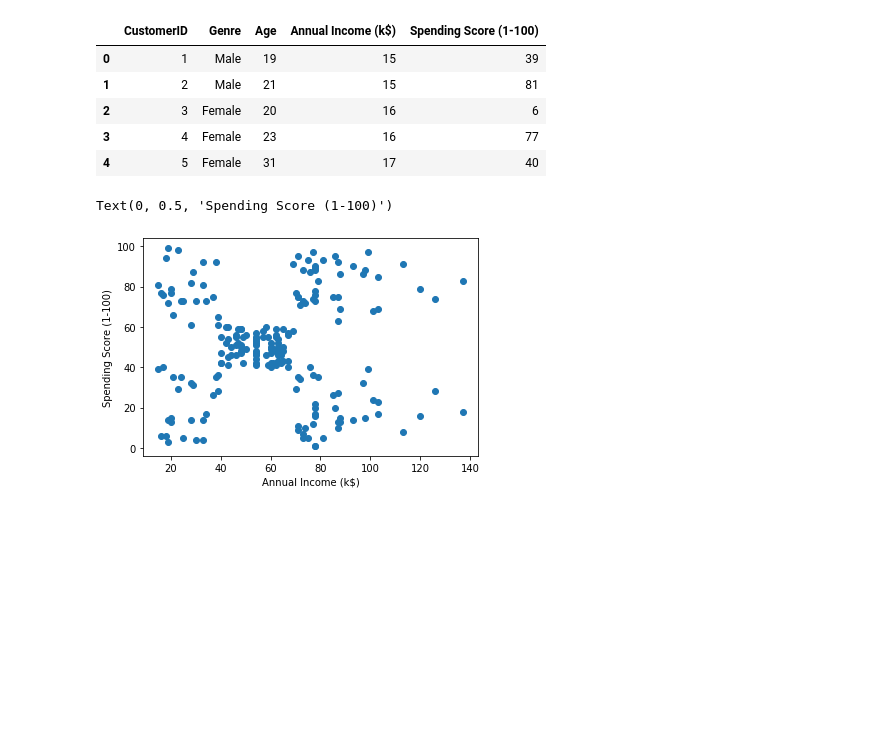
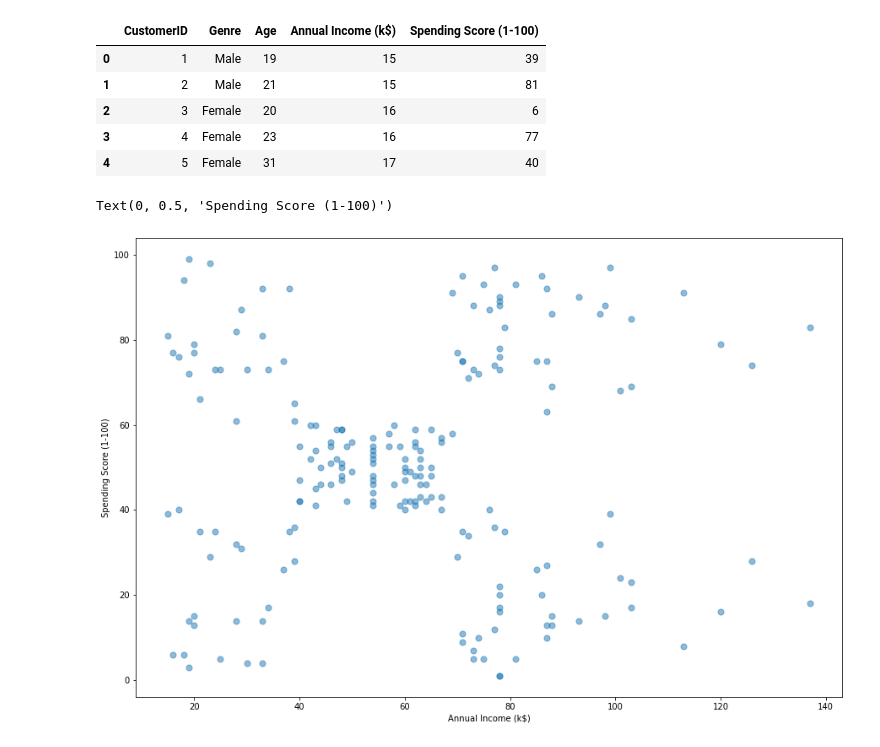
Before and after one commit to FabioMMaia/Machine_Learning, a Jupyter notebook: Unsupervised/Clustering/K-Means.ipynb, the cells around one changed output. Drawn from its saved outputs; the diff is of its cells as text; code cells hidden in the pictures; blank space fills up the shorter version.

```diff
--- a/Unsupervised/Clustering/K-Means.ipynb
+++ b/Unsupervised/Clustering/K-Means.ipynb
@@ -59,3 +196,5 @@ dataset=pd.read_csv(r"../../Data Science/Cursos Online/Udemy/Machine-Learning-A-
+# %%
+dataset=pd.read_csv(r'../../Data/Mall_Customers.csv')
 # %%
 dataset.head()
 # %% [output]
@@ -66,13 +205,14 @@ dataset.head()
 | 3 | 4 | Female | 23 | 16 | 77 |
 | 4 | 5 | Female | 31 | 17 | 40 |
 # %%
-X = dataset.iloc[:,3:5].values
-y=  dataset.iloc[:,-1].values
+X = dataset.iloc[:,3:5]
+# y=  dataset.iloc[:,-1]
 # %%
-plt.scatter(X[:,0], X[:,1])
+figure=plt.figure(figsize=(15,10))
+plt.scatter(X.iloc[:,0], X.iloc[:,1], s=50, alpha=0.5)
 plt.xlabel(dataset.columns[3])
 plt.ylabel(dataset.columns[4])
 # %% [output]
 Text(0, 0.5, 'Spending Score (1-100)')
-[figure, old version]
+[figure, new version]
 # %%
```
Also changed, not shown: parts of 45 cells of this notebook.
